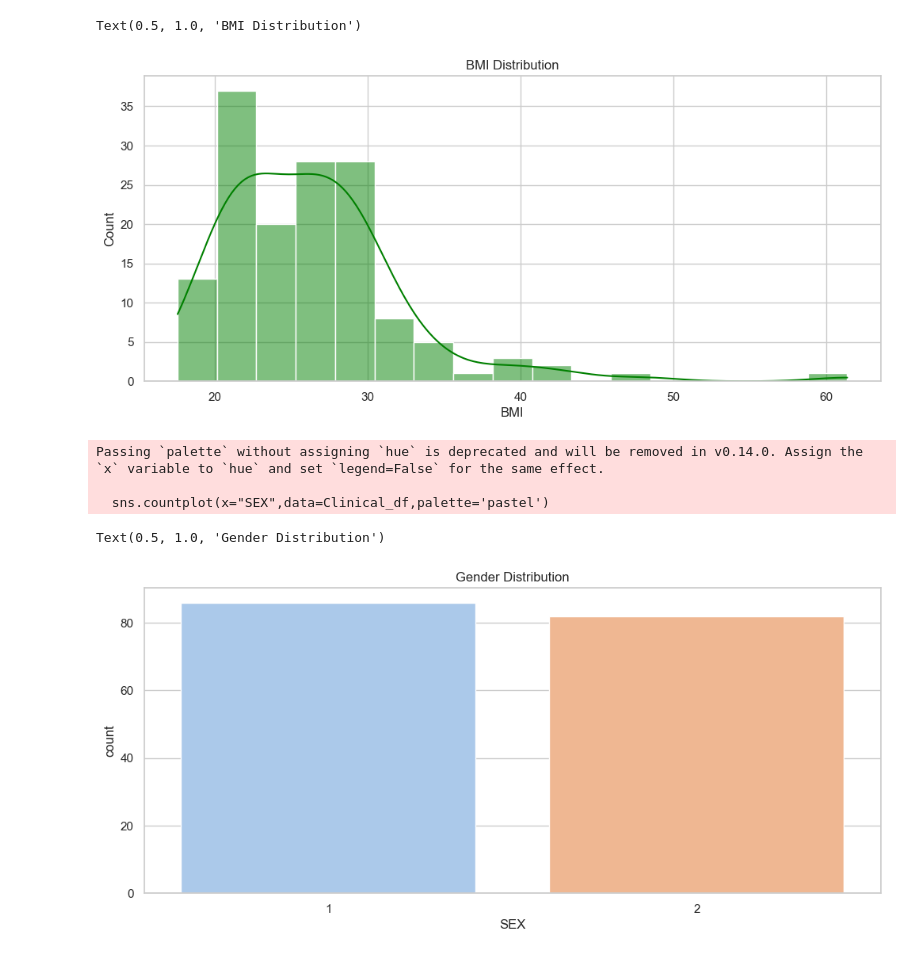
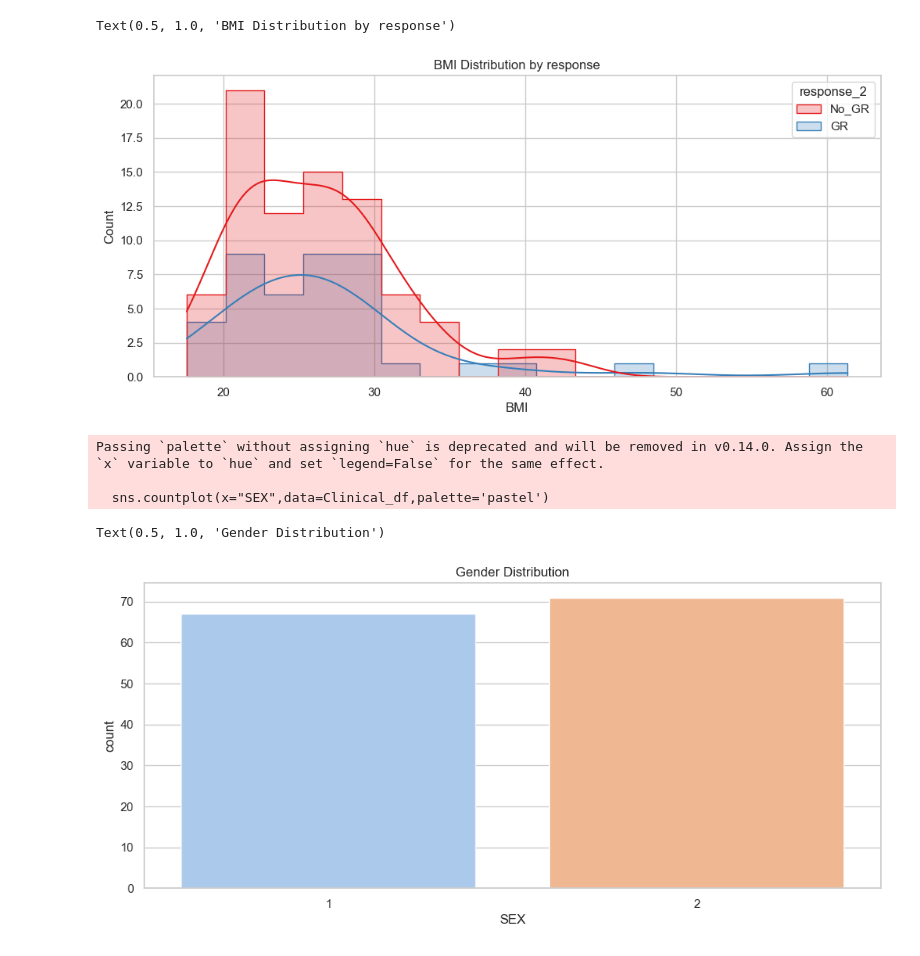
Before and after one commit to neurospin-projects/2026_ychaoub_rlink_predict_response_clinic, a Jupyter notebook: 03_Analysis_visualization.ipynb, the cells around one changed output. Saved outputs shown, nothing was run; the diff lists cells and outputs as text; code cells hidden in the pictures.

```diff
--- a/03_Analysis_visualization.ipynb
+++ b/03_Analysis_visualization.ipynb
@@ -5,7 +5,7 @@ import matplotlib.pyplot as plt
 INPUT = "/neurospin/signatures/2026_ychaoub_rlink_predict_response_clinic/data/"
 
 # % Load data
-Clinical_df = pd.read_excel(INPUT + 'Clinical_data.xlsx')
+Clinical_df = pd.read_csv(INPUT + 'CLINICAL_DATA.csv', index_col=0)
 # %%
 Clinical_df
 # %% [output]
@@ -51,12 +59,12 @@ Text(0.5, 1.0, 'Age Distribution')
 # %%
 #Distribution of Age
 
 plt.figure(figsize=(12,5))
-sns.histplot(Clinical_df["BMI"],kde=True,color='green')
-plt.title('BMI Distribution')
+sns.histplot(data=Clinical_df,x="BMI", hue="response_2",kde=True,element="step", palette="Set1")
+plt.title('BMI Distribution by response')
 # %% [output]
-Text(0.5, 1.0, 'BMI Distribution')
+Text(0.5, 1.0, 'BMI Distribution by response')
-[figure, old version]
+[figure, new version]
 # %%
 #Variable SEX
 
@@ -68,4 +76,4 @@ Passing `palette` without assigning `hue` is deprecated and will be removed in v
 
   sns.countplot(x="SEX",data=Clinical_df,palette='pastel')
 Text(0.5, 1.0, 'Gender Distribution')
-[figure, old version]
+[figure, new version]
```
Also changed, not shown: parts of 10 cells of this notebook.
